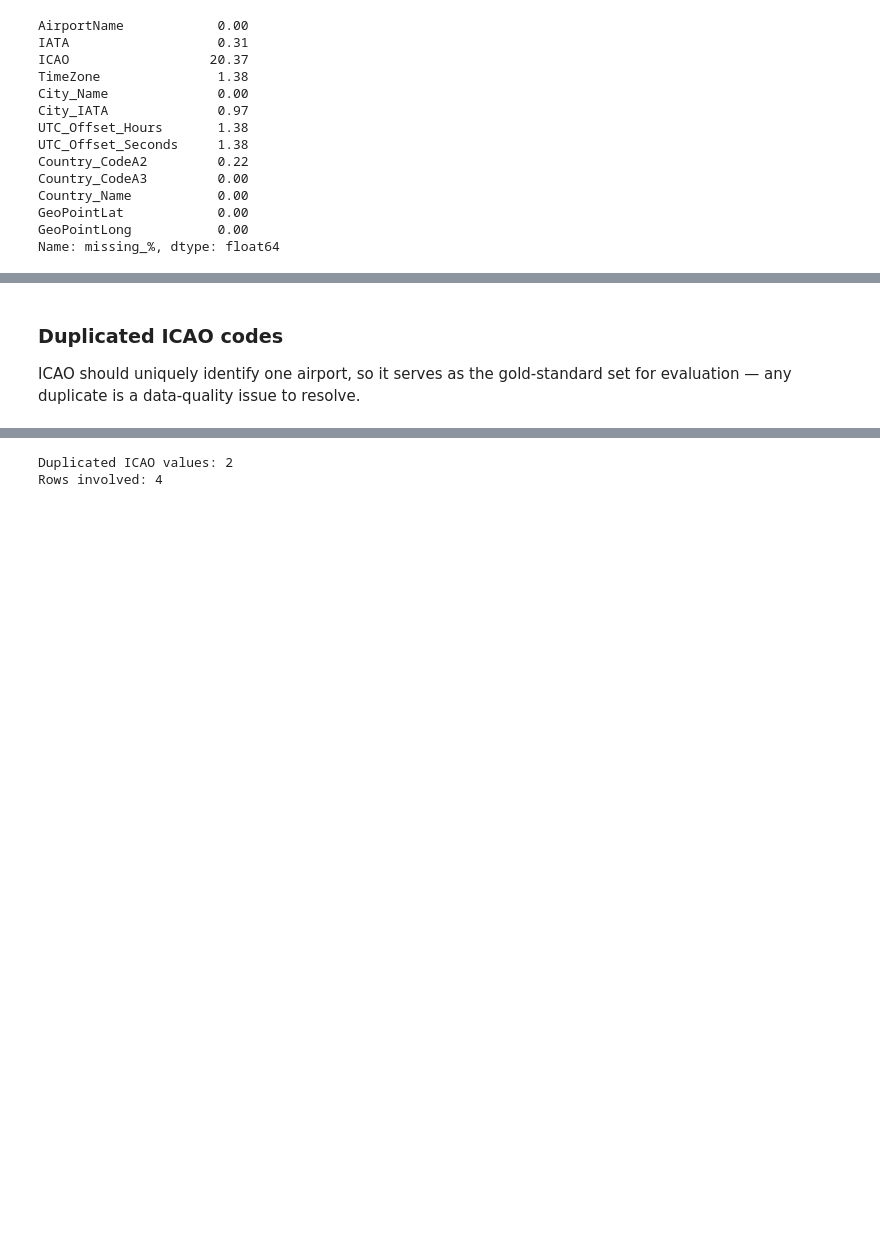
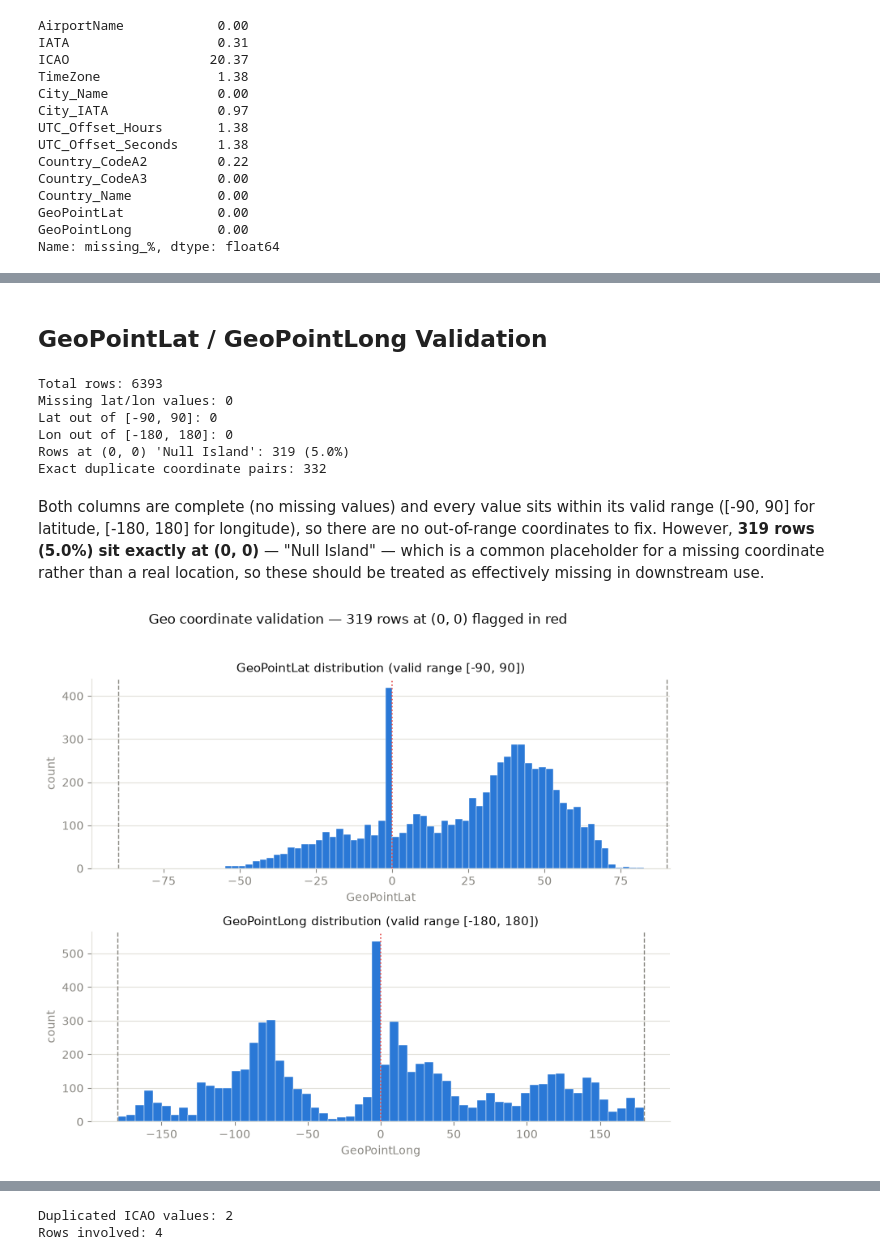
Before and after one commit to Wh4130/Web-Data-Integration-Project, a Jupyter notebook: notebooks/Kaggle_data_cleaning/Kaggle_data_cleaning.ipynb, the cells around one changed output, grey strips where cells are left out. Cells and saved outputs as stored; diff of their text form; code cells hidden in the pictures; blank space fills up the shorter version.

```diff
--- a/notebooks/Kaggle_data_cleaning/Kaggle_data_cleaning.ipynb
+++ b/notebooks/Kaggle_data_cleaning/Kaggle_data_cleaning.ipynb
@@ -83,7 +75,66 @@ Name: missing_%, dtype: float64
-# %%
-# Strip whitespace around airport names (several entries have padding).
-data["AirportName"] = data["AirportName"].str.strip()
-# %% [markdown]
-### Duplicated ICAO codes
-
-ICAO should uniquely identify one airport, so it serves as the gold-standard set for evaluation — any duplicate is a data-quality issue to resolve.
+# %% [markdown]
+## GeoPointLat / GeoPointLong Validation
+# %%
+lat, lon = data["GeoPointLat"], data["GeoPointLong"]
+
+n_total = len(data)
+n_null = lat.isna().sum() + lon.isna().sum()
+n_lat_oob = ((lat < -90) | (lat > 90)).sum()
+n_lon_oob = ((lon < -180) | (lon > 180)).sum()
+n_null_island = ((lat == 0) & (lon == 0)).sum()
+n_dup_pairs = data.duplicated(subset=["GeoPointLat", "GeoPointLong"]).sum()
+
+print(f"Total rows: {n_total}")
+print(f"Missing lat/lon values: {n_null}")
+print(f"Lat out of [-90, 90]: {n_lat_oob}")
+print(f"Lon out of [-180, 180]: {n_lon_oob}")
+print(f"Rows at (0, 0) 'Null Island': {n_null_island} ({n_null_island / n_total:.1%})")
+print(f"Exact duplicate coordinate pairs: {n_dup_pairs}")
+# %% [output]
+Total rows: 6393
+Missing lat/lon values: 0
+Lat out of [-90, 90]: 0
+Lon out of [-180, 180]: 0
+Rows at (0, 0) 'Null Island': 319 (5.0%)
+Exact duplicate coordinate pairs: 332
+# %% [markdown]
+Both columns are complete (no missing values) and every value sits within its valid range ([-90, 90] for latitude, [-180, 180] for longitude), so there are no out-of-range coordinates to fix. However, **319 rows (5.0%) sit exactly at (0, 0)** — "Null Island" — which is a common placeholder for a missing coordinate rather than a real location, so these should be treated as effectively missing in downstream use.
+# %%
+fig, axes = plt.subplots(2, 1, figsize=(8, 7), sharex=False)
+
+bar_color = "#2a78d6"
+flag_color = "#e34948"
+grid_color = "#e1e0d9"
+muted = "#898781"
+ink = "#0b0b0b"
+
+specs = [
+    (axes[0], lat, "GeoPointLat", -90, 90),
+    (axes[1], lon, "GeoPointLong", -180, 180),
+]
+
+for ax, series, name, lo, hi in specs:
+    ax.hist(series, bins=60, color=bar_color, edgecolor="white", linewidth=0.3)
+    ax.axvline(lo, color=muted, linestyle="--", linewidth=1)
+    ax.axvline(hi, color=muted, linestyle="--", linewidth=1)
+    ax.axvline(0, color=flag_color, linestyle=":", linewidth=1.2)
+    ax.set_title(f"{name} distribution (valid range [{lo}, {hi}])", color=ink, fontsize=11)
+    ax.set_xlabel(name, color=muted)
+    ax.set_ylabel("count", color=muted)
+    ax.grid(axis="y", color=grid_color, linewidth=0.8)
+    ax.set_axisbelow(True)
+    for spine in ["top", "right"]:
+        ax.spines[spine].set_visible(False)
+    for spine in ["left", "bottom"]:
+        ax.spines[spine].set_color(grid_color)
+    ax.tick_params(colors=muted)
+
+fig.suptitle(
+    f"Geo coordinate validation — {n_null_island} rows at (0, 0) flagged in red",
+    color=ink,
+    fontsize=12,
+)
+fig.tight_layout(rect=[0, 0, 1, 0.96])
+plt.show()
+# %% [output]
+[figure, added]
```
Also changed, not shown: parts of 28 cells of this notebook, 1 other file.
